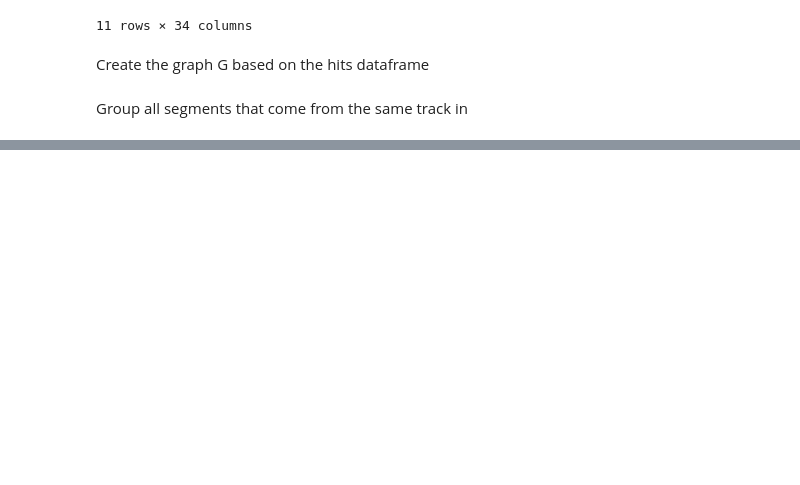
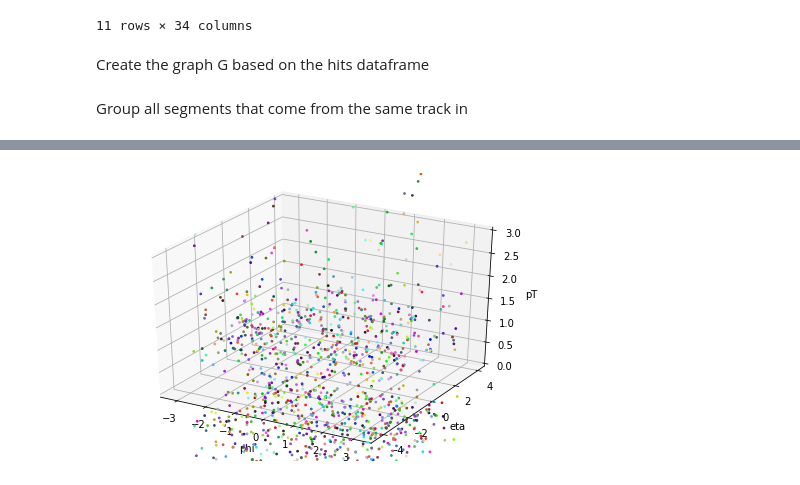
Before and after one commit to cliulinnaeus/heptrkx-gnn-tracking, a Jupyter notebook: code/plot_tracks.ipynb, the cells around one changed output, grey strips where cells are left out. Saved outputs shown, nothing was run; the diff lists cells and outputs as text; code cells hidden in the pictures; blank space fills up the shorter version.

```diff
--- a/code/plot_tracks.ipynb
+++ b/code/plot_tracks.ipynb
@@ -389,0 +499,26 @@ The difference between the above two numbers must be equal to the number of edge
+# %%
+# phi, eta, pT are lists of tracking parameters
+phi, eta, pT = [], [], []
+PHI = []
+counter = 0
+for segment in nx.connected_component_subgraphs(G_joint):
+    tracking_params = fit_tracks_in_graph(segment)
+    if tracking_params:
+        phi.append(tracking_params[2])
+        eta.append(tracking_params[3])
+        pT.append(tracking_params[4])
+        PHI.append(tracking_params[2])
+        counter += 1
+
+colors = [(np.random.ranf(), np.random.ranf(), np.random.ranf()) for i in range(counter)]
+
+fig2 = plt.figure()
+ax2 = Axes3D(fig2)
+ax2.scatter(phi, eta, pT, c=colors, s=3)
+ax2.set_xlabel('phi')
+ax2.set_ylabel('eta')
+ax2.set_zlabel('pT')
+ax2.set_zlim3d(0,3)
+plt.show()
+# %% [output]
+[figure, added]
```
Also changed, not shown: parts of 26 cells of this notebook, 1 other file.
